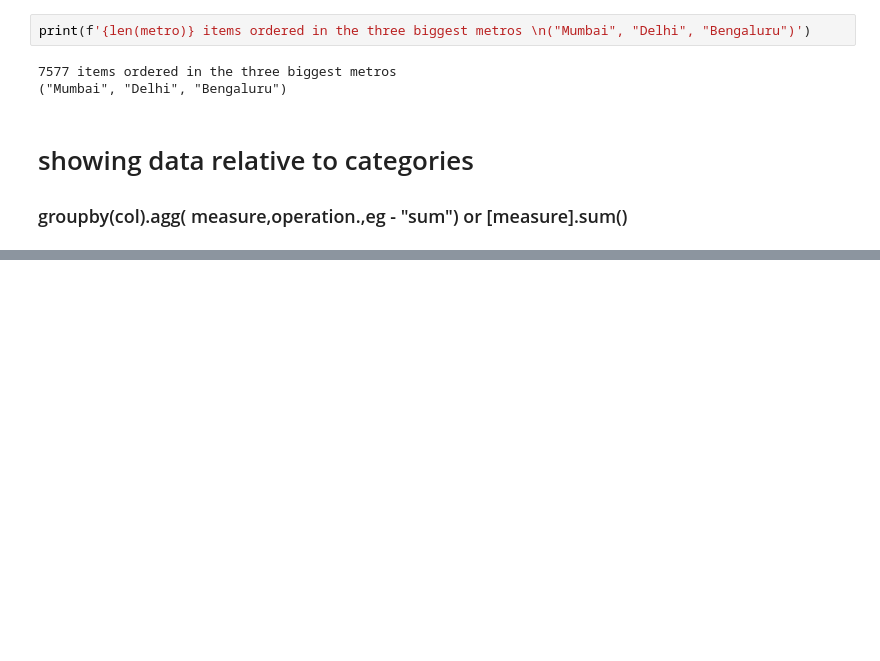
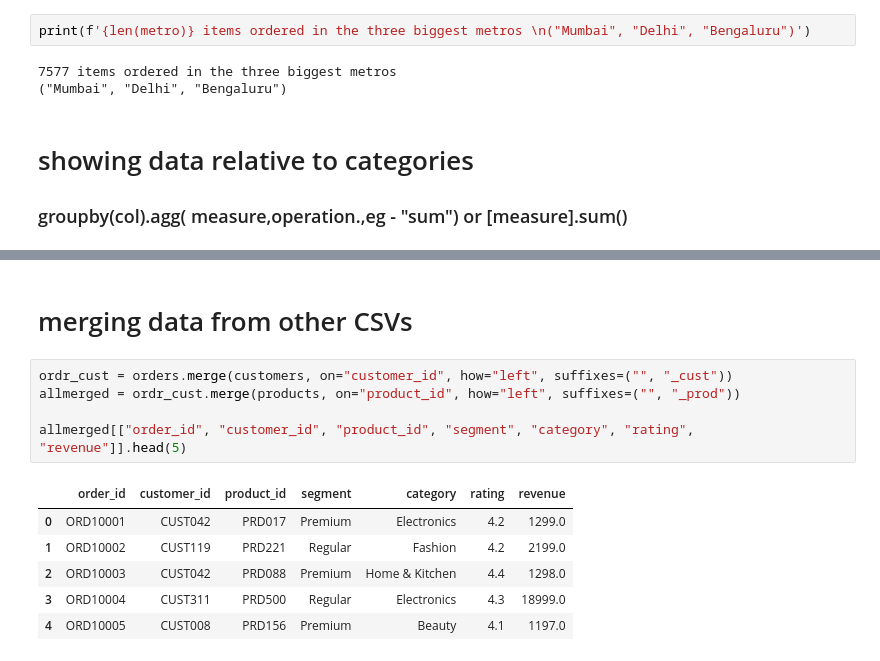
Before and after one commit to karan0114/DA, a Jupyter notebook: dataanalysisCSV.ipynb, the cells around one changed output, grey strips where cells are left out. Drawn from its saved outputs; the diff is of its cells as text; blank space fills up the shorter version.

Commit message:
completed data wrangling with pandas

```diff
--- a/dataanalysisCSV.ipynb
+++ b/dataanalysisCSV.ipynb
@@ -151,0 +195,14 @@ display(by_category)
+# %% [markdown]
+# merging data from other CSVs
+# %%
+ordr_cust = orders.merge(customers, on="customer_id", how="left", suffixes=("", "_cust"))
+allmerged = ordr_cust.merge(products, on="product_id", how="left", suffixes=("", "_prod"))
+
+allmerged[["order_id", "customer_id", "product_id", "segment", "category", "rating", "revenue"]].head(5)
+# %% [output]
+|  | order_id | customer_id | product_id | segment | category | rating | revenue |
+| 0 | ORD10001 | CUST042 | PRD017 | Premium | Electronics | 4.2 | 1299.0 |
+| 1 | ORD10002 | CUST119 | PRD221 | Regular | Fashion | 4.2 | 2199.0 |
+| 2 | ORD10003 | CUST042 | PRD088 | Premium | Home & Kitchen | 4.4 | 1298.0 |
+| 3 | ORD10004 | CUST311 | PRD500 | Regular | Electronics | 4.3 | 18999.0 |
+| 4 | ORD10005 | CUST008 | PRD156 | Premium | Beauty | 4.1 | 1197.0 |
```
Also changed, not shown: parts of 22 cells of this notebook.
